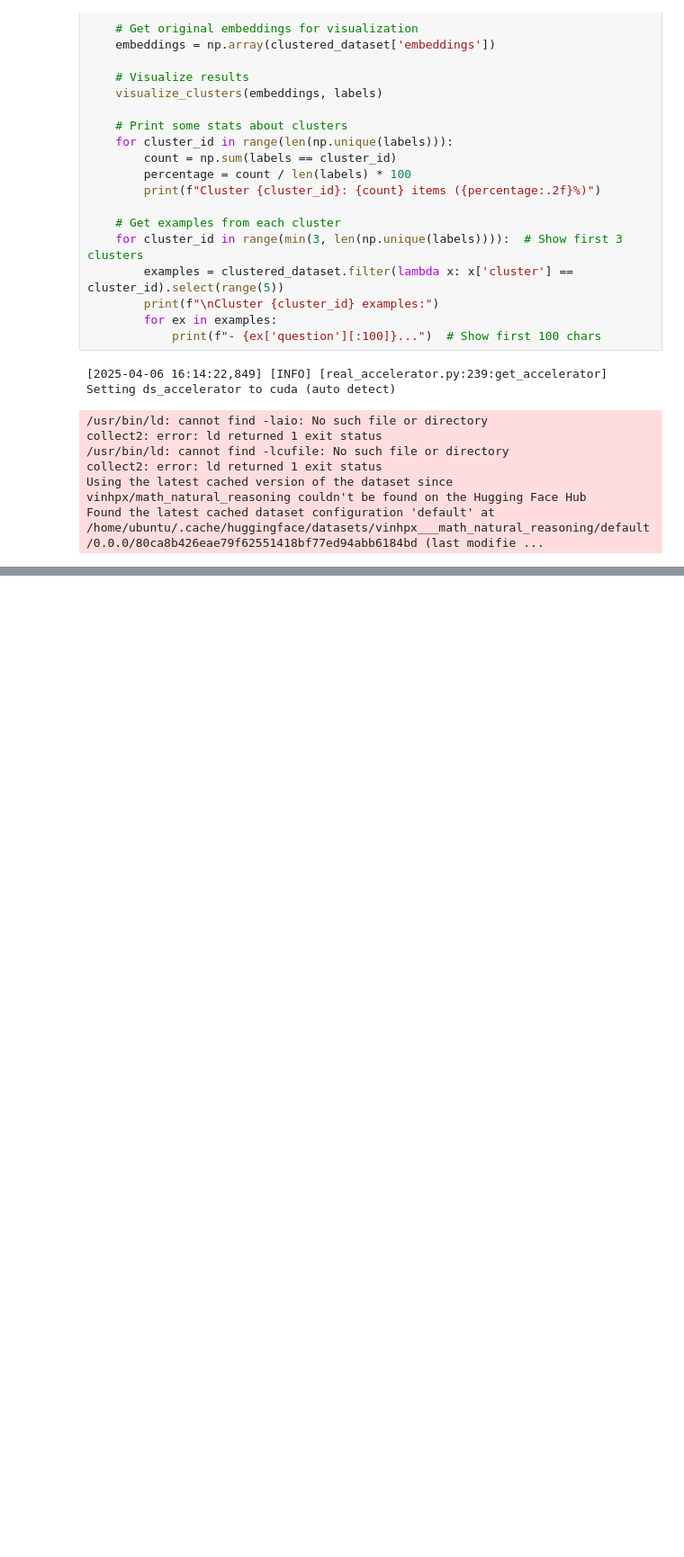
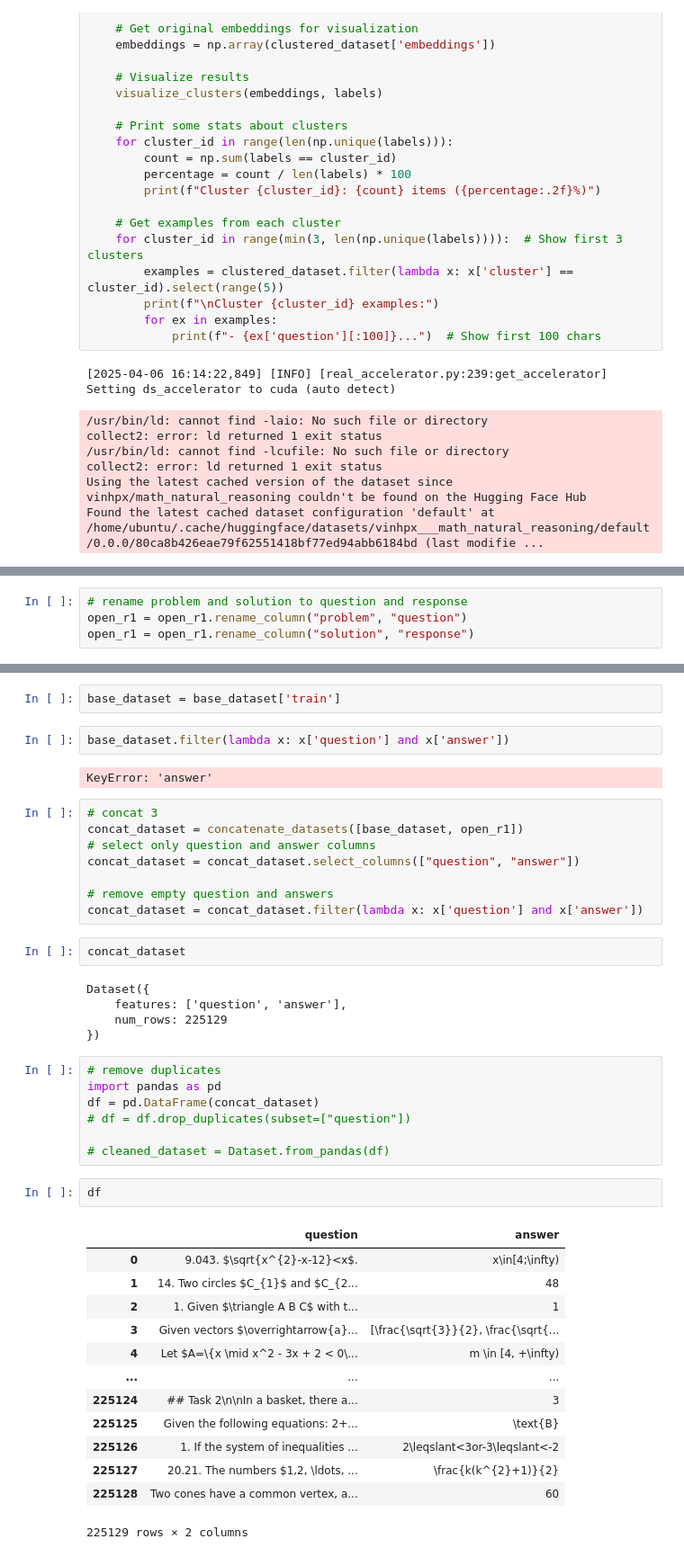
Before and after one commit to xuanvinh1997/qwen-fp8, a Jupyter notebook: dataset.ipynb, the cells around one changed output, grey strips where cells are left out. Shown at 90% size. Cells and saved outputs as stored; diff of their text form; blank space fills up the shorter version.

```diff
--- a/dataset.ipynb
+++ b/dataset.ipynb
@@ -163,0 +187,4 @@ Found the latest cached dataset configuration 'default' at /home/ubuntu/.cache/h
+# %%
+# rename problem and solution to question and response
+open_r1 = open_r1.rename_column("problem", "question")
+open_r1 = open_r1.rename_column("solution", "response")
@@ -163,0 +201,44 @@ Found the latest cached dataset configuration 'default' at /home/ubuntu/.cache/h
+# %%
+base_dataset = base_dataset['train']
+# %%
+base_dataset.filter(lambda x: x['question'] and x['answer'])
+# %% [output]
+KeyError: 'answer'
+# %%
+# concat 3
+concat_dataset = concatenate_datasets([base_dataset, open_r1])
+# select only question and answer columns
+concat_dataset = concat_dataset.select_columns(["question", "answer"])
+
+# remove empty question and answers
+concat_dataset = concat_dataset.filter(lambda x: x['question'] and x['answer'])
+# %%
+concat_dataset
+# %% [output]
+Dataset({
+    features: ['question', 'answer'],
+    num_rows: 225129
+})
+# %%
+# remove duplicates
+import pandas as pd
+df = pd.DataFrame(concat_dataset)
+# df = df.drop_duplicates(subset=["question"])
+
+# cleaned_dataset = Dataset.from_pandas(df)
+# %%
+df
+# %% [output]
+|  | question | answer |
+| 0 | 9.043. $\sqrt{x^{2}-x-12}<x$. | x\in[4;\infty) |
+| 1 | 14. Two circles $C_{1}$ and $C_{2... | 48 |
+| 2 | 1. Given $\triangle A B C$ with t... | 1 |
+| 3 | Given vectors $\overrightarrow{a}... | [\frac{\sqrt{3}}{2}, \frac{\sqrt{... |
+| 4 | Let $A=\{x \mid x^2 - 3x + 2 < 0\... | m \in [4, +\infty) |
+| ... | ... | ... |
+| 225124 | ## Task 2\n\nIn a basket, there a... | 3 |
+| 225125 | Given the following equations: 2+... | \text{B} |
+| 225126 | 1. If the system of inequalities ... | 2\leqslant<3or-3\leqslant<-2 |
+| 225127 | 20.21. The numbers $1,2, \ldots, ... | \frac{k(k^{2}+1)}{2} |
+| 225128 | Two cones have a common vertex, a... | 60 |
+225129 rows × 2 columns
```
Also changed, not shown: parts of 13 cells of this notebook, 2 other files.
